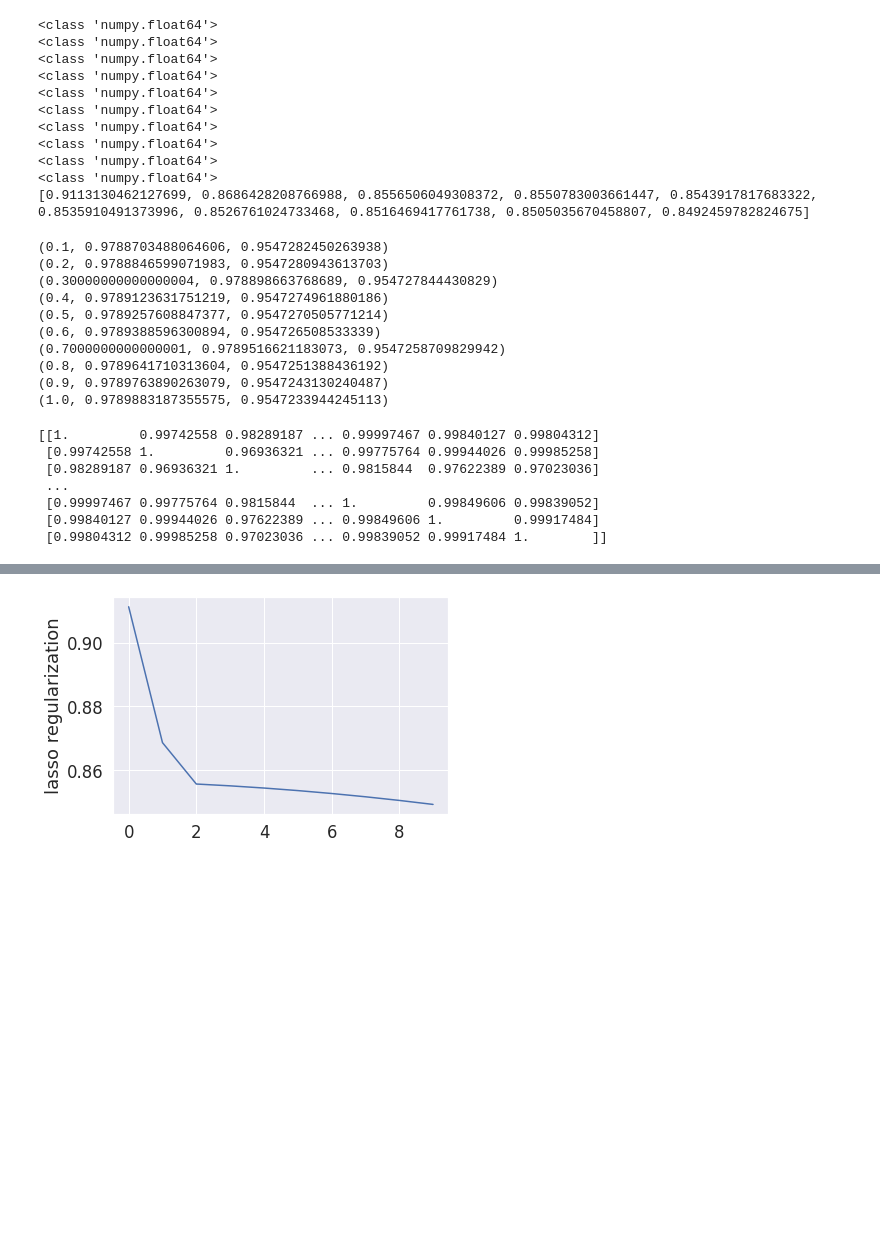
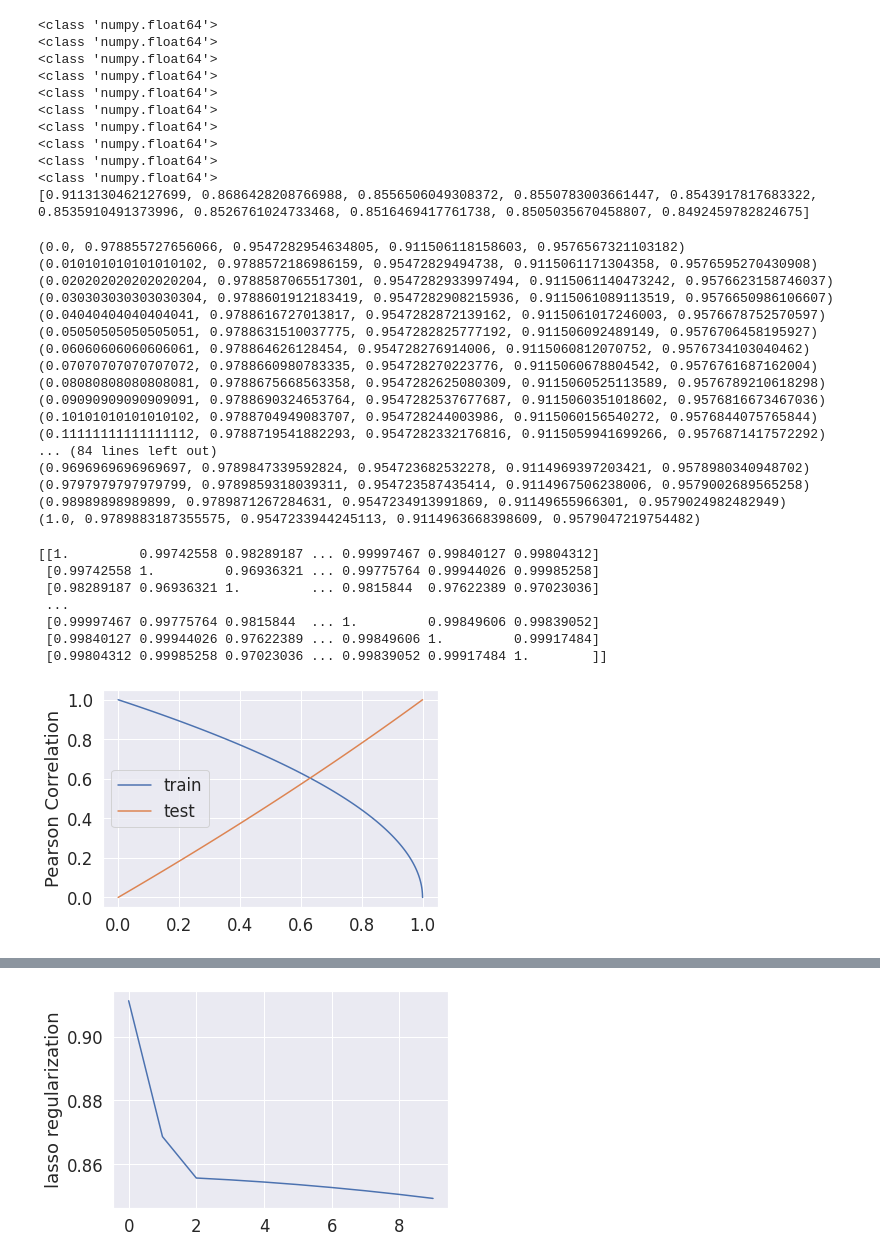
Before and after one commit to wizardcalidad/nano_ml_task, a Jupyter notebook: nano_ml_task.ipynb, the cells around one changed output, grey strips where cells are left out. Cells and saved outputs as stored; diff of their text form; code cells hidden in the pictures; blank space fills up the shorter version.

```diff
--- a/nano_ml_task.ipynb
+++ b/nano_ml_task.ipynb
@@ -584,30 +587,46 @@ print(las)
 alphas = []
 corr_test = []
 corr_train = []
-alpha_options = np.linspace(0.1, 1.0, 10)
+train_scores = []
+test_scores = []
+alpha_options = np.linspace(0, 1.0, 100)
 for i in alpha_options:
     cll = Ridge(alpha=i)
     cll.fit(X_train,y_train)
+
     alphas.append(i)
+
     y_test_pred = cll.predict(X_test)
+    test_scores.append(cll.score(X_test, y_test))
     corr_test.append(np.corrcoef(y_test, y_test_pred)[0,1])
+
     y_train_pred = cll.predict(X_train)
+    train_scores.append(cll.score(X_train, y_train))
     corr_train.append(np.corrcoef(y_train, y_train_pred)[0,1])
 
-z = list(zip(alphas, corr_test, corr_train))
+corr_train = np.array(corr_train)
+corr_test = np.array(corr_test)
+z = list(zip(alphas, corr_test, corr_train, train_scores, test_scores))
 for zz in z:
     print(zz)
 # %% [output]
-(0.1, 0.9788703488064606, 0.9547282450263938)
-(0.2, 0.9788846599071983, 0.9547280943613703)
-(0.30000000000000004, 0.978898663768689, 0.954727844430829)
-(0.4, 0.9789123631751219, 0.9547274961880186)
-(0.5, 0.9789257608847377, 0.9547270505771214)
-(0.6, 0.9789388596300894, 0.954726508533339)
-(0.7000000000000001, 0.9789516621183073, 0.9547258709829942)
-(0.8, 0.9789641710313604, 0.9547251388436192)
-(0.9, 0.9789763890263079, 0.9547243130240487)
-(1.0, 0.9789883187355575, 0.9547233944245113)
+(0.0, 0.978855727656066, 0.9547282954634805, 0.911506118158603, 0.9576567321103182)
+(0.010101010101010102, 0.9788572186986159, 0.95472829494738, 0.9115061171304358, 0.9576595270430908)
+(0.020202020202020204, 0.9788587065517301, 0.9547282933997494, 0.9115061140473242, 0.9576623158746037)
+(0.030303030303030304, 0.9788601912183419, 0.9547282908215936, 0.9115061089113519, 0.9576650986106607)
+(0.04040404040404041, 0.9788616727013817, 0.9547282872139162, 0.9115061017246003, 0.9576678752570597)
+(0.05050505050505051, 0.9788631510037775, 0.9547282825777192, 0.911506092489149, 0.9576706458195927)
+(0.06060606060606061, 0.978864626128454, 0.954728276914006, 0.9115060812070752, 0.9576734103040462)
+(0.07070707070707072, 0.9788660980783335, 0.954728270223776, 0.9115060678804542, 0.9576761687162004)
+(0.08080808080808081, 0.9788675668563358, 0.9547282625080309, 0.9115060525113589, 0.9576789210618298)
+(0.09090909090909091, 0.9788690324653764, 0.9547282537677687, 0.9115060351018602, 0.9576816673467036)
+(0.10101010101010102, 0.9788704949083707, 0.954728244003986, 0.9115060156540272, 0.9576844075765844)
+(0.11111111111111112, 0.9788719541882293, 0.9547282332176816, 0.9115059941699266, 0.9576871417572292)
+... (84 lines left out)
+(0.9696969696969697, 0.9789847339592824, 0.954723682532278, 0.9114969397203421, 0.9578980340948702)
+(0.9797979797979799, 0.9789859318039311, 0.954723587435414, 0.9114967506238006, 0.9579002689565258)
+(0.98989898989899, 0.9789871267284631, 0.9547234913991869, 0.91149655966301, 0.9579024982482949)
+(1.0, 0.9789883187355575, 0.9547233944245113, 0.9114963668398609, 0.9579047219754482)
 # %%
 Pearson = np.corrcoef(X_train,X_test)
 print(Pearson)
@@ -619,4 +638,12 @@ print(Pearson)
  [0.99997467 0.99775764 0.9815844  ... 1.         0.99849606 0.99839052]
  [0.99840127 0.99944026 0.97622389 ... 0.99849606 1.         0.99917484]
  [0.99804312 0.99985258 0.97023036 ... 0.99839052 0.99917484 1.        ]]
+# %%
+plt.plot((corr_train-corr_train.min()) / (corr_train.max() - corr_train.min()), alphas)
+plt.plot((corr_test-corr_test.min()) / (corr_test.max()-corr_test.min()), alphas)
+plt.ylabel('Pearson Correlation')
+plt.legend(["train", "test"])
+plt.show()
+# %% [output]
+[figure, added]
 # %%
```
Also changed, not shown: parts of 10 cells of this notebook.
